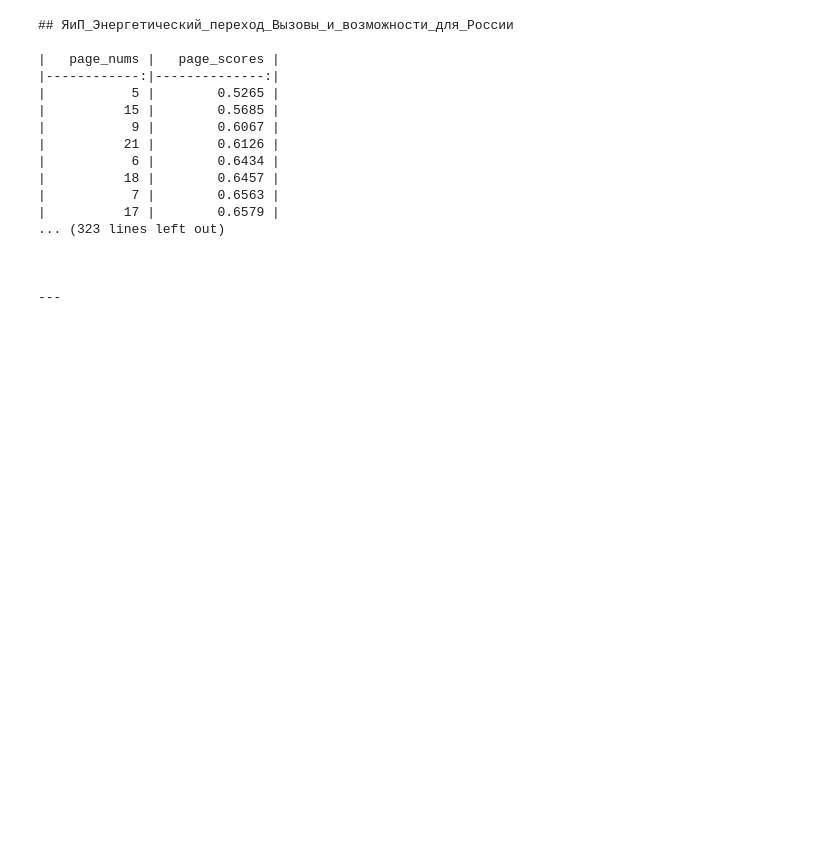
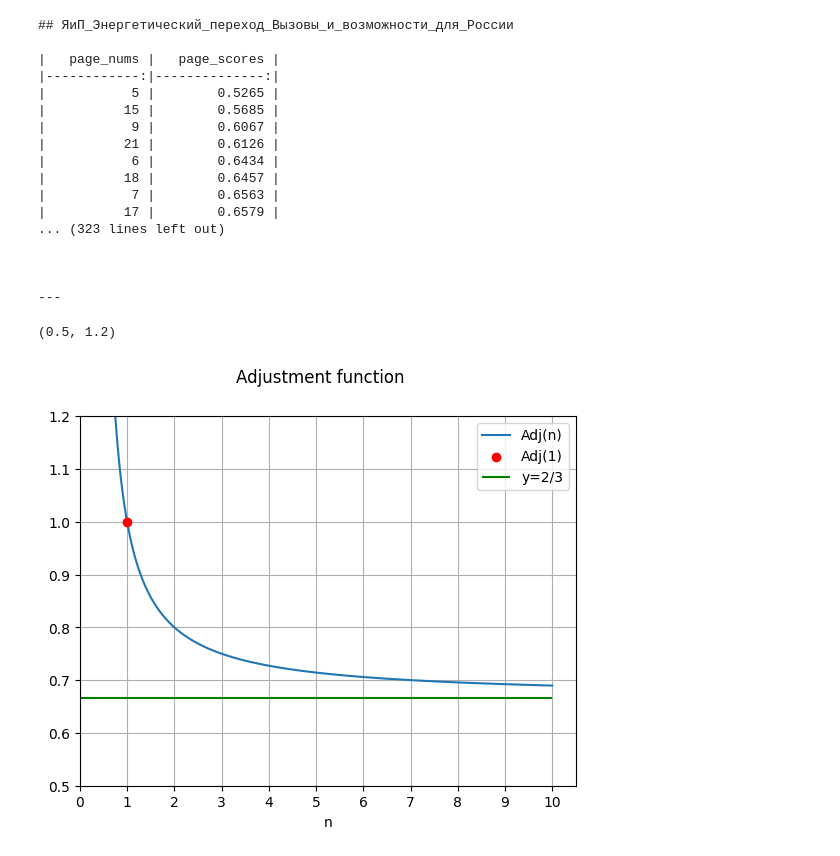
Before and after one commit to tambovtsev-io/presentation-search, a Jupyter notebook: notebooks/rag/chroma_metric_research.ipynb, the cells around one changed output. Drawn from its saved outputs; the diff is of its cells as text; code cells hidden in the pictures; blank space fills up the shorter version.

Commit message:
feat: add metric plot

```diff
--- a/notebooks/rag/chroma_metric_research.ipynb
+++ b/notebooks/rag/chroma_metric_research.ipynb
@@ -261,3 +261,31 @@ Page: 5
 
 
 ---
+# %%
+import matplotlib.pyplot as plt
+
+k = 2
+p = 3
+asympt = k/p
+
+xs = np.linspace(0.7, 10, 1000)
+ys = -k*xs/(1-p*xs)
+plt.plot(xs, ys, label="Adj(n)")
+
+plt.scatter([1], [1], color='red', label="Adj(1)", zorder=10)
+
+plt.hlines(asympt, 0, 10, color='green', label=f"y={k}/{p}")
+
+
+
+plt.xticks(np.arange(0, 11, 1))
+plt.grid()
+plt.legend()
+plt.suptitle("Adjustment function")
+plt.xlabel("n")
+
+plt.xlim(0, None)
+plt.ylim(0.5, 1.2)
+# %% [output]
+(0.5, 1.2)
+[figure, added]
```
